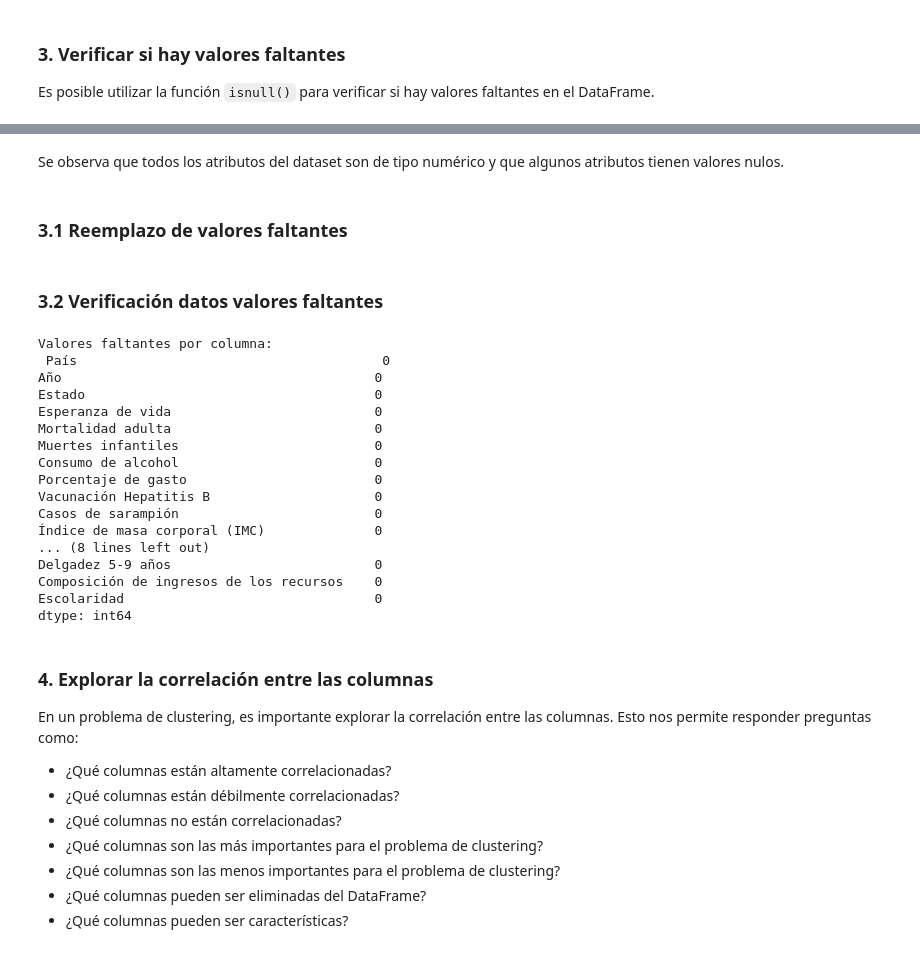
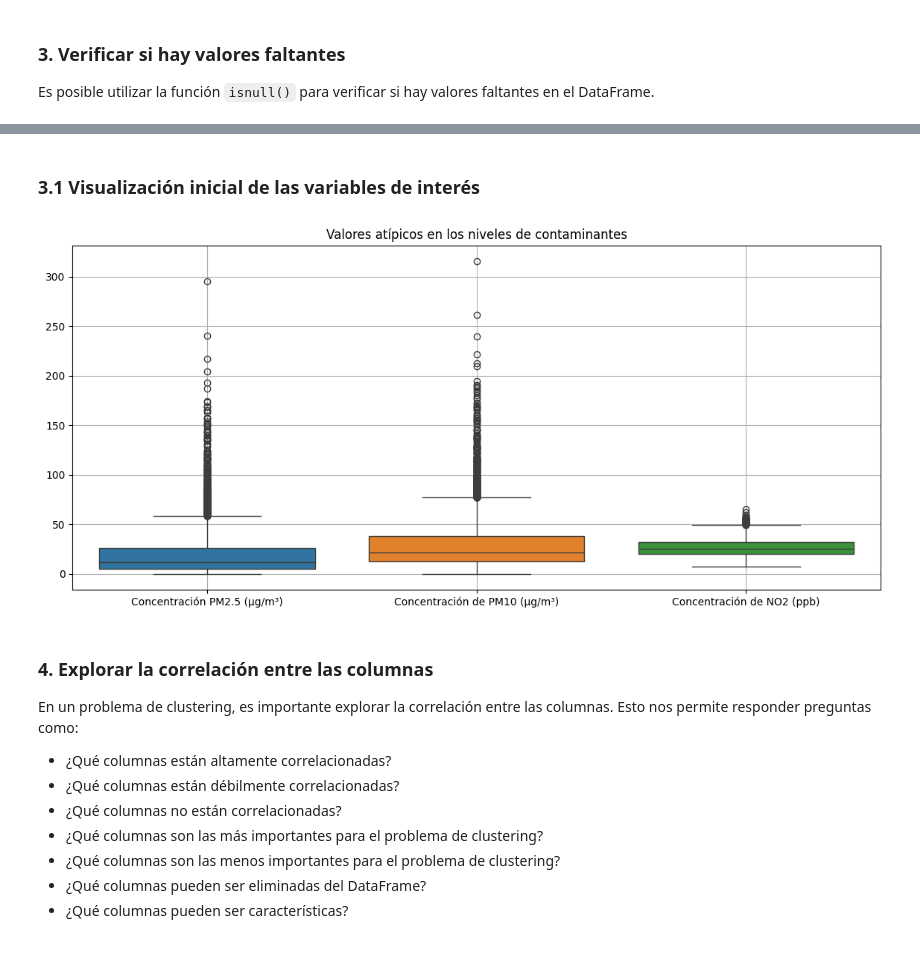
Before and after one commit to palberth/CienciaDatos-MASDI, a Jupyter notebook: Activida_8_ciencia_de_datos.ipynb, the cells around one changed output, grey strips where cells are left out. Cells and saved outputs as stored; diff of their text form; code cells hidden in the pictures.

```diff
--- a/Activida_8_ciencia_de_datos.ipynb
+++ b/Activida_8_ciencia_de_datos.ipynb
@@ -193,47 +206,16 @@ Escolaridad                                163
 dtype: int64
-# %% [markdown]
-Se observa que todos los atributos del dataset son de tipo numérico y que algunos atributos tienen valores nulos.
 # %% [markdown]
-### 3.1 Reemplazo de valores faltantes
+### 3.1 Visualización inicial de las variables de interés
-# %%
-# Reemplazamos los valores nulos por la media de la columna
-data['Esperanza de vida'] = data['Esperanza de vida'].fillna(data['Esperanza de vida'].mean())
-data['Mortalidad adulta'] = data['Mortalidad adulta'].fillna(data['Mortalidad adulta'].mean())
-data['Consumo de alcohol'] = data['Consumo de alcohol'].fillna(data['Consumo de alcohol'].mean())
-data['Vacunación Hepatitis B'] = data['Vacunación Hepatitis B'].fillna(data['Vacunación Hepatitis B'].mean())
-data['Índice de masa corporal (IMC)'] = data['Índice de masa corporal (IMC)'].fillna(data['Índice de masa corporal (IMC)'].mean())
-data['Vacunación contra la poliomielitis'] = data['Vacunación contra la poliomielitis'].fillna(data['Vacunación contra la poliomielitis'].mean())
-data['Gasto total'] = data['Gasto total'].fillna(data['Gasto total'].mean())
-data['Vacunación contra la difteria'] = data['Vacunación contra la difteria'].fillna(data['Vacunación contra la difteria'].mean())
-data['PIB'] = data['PIB'].fillna(data['PIB'].mean())
-data['Población'] = data['Población'].fillna(data['Población'].mean())
-data['Delgadez 1-19 años'] = data['Delgadez 1-19 años'].fillna(data['Delgadez 1-19 años'].mean())
-data['Delgadez 5-9 años'] = data['Delgadez 5-9 años'].fillna(data['Delgadez 5-9 años'].mean())
-data['Composición de ingresos de los recursos'] = data['Composición de ingresos de los recursos'].fillna(data['Composición de ingresos de los recursos'].mean())
-data['Escolaridad'] = data['Escolaridad'].fillna(data['Escolaridad'].mean())
-# %% [markdown]
-### 3.2 Verificación datos valores faltantes
-# %%
-missing_values = data.isnull().sum()
-print("Valores faltantes por columna:\n", missing_values)
-# %% [output]
-Valores faltantes por columna:
- País                                       0
-Año                                        0
-Estado                                     0
-Esperanza de vida                          0
-Mortalidad adulta                          0
-Muertes infantiles                         0
-Consumo de alcohol                         0
-Porcentaje de gasto                        0
-Vacunación Hepatitis B                     0
-Casos de sarampión                         0
-Índice de masa corporal (IMC)              0
-... (8 lines left out)
-Delgadez 5-9 años                          0
-Composición de ingresos de los recursos    0
-Escolaridad                                0
-dtype: int64
+# %%
+
+# Visualización inicial de las variables de interés
+plt.figure(figsize=(14, 6))
+sns.boxplot(data=data[["Concentración PM2.5 (µg/m³)", "Concentración de PM10 (µg/m³)", "Concentración de NO2 (ppb)"]])
+plt.title("Valores atípicos en los niveles de contaminantes")
+plt.grid(True)
+plt.show()
+# %% [output]
+[figure, added]
 # %% [markdown]
 ### 4. Explorar la correlación entre las columnas
 
```
Also changed, not shown: parts of 10 cells of this notebook.
